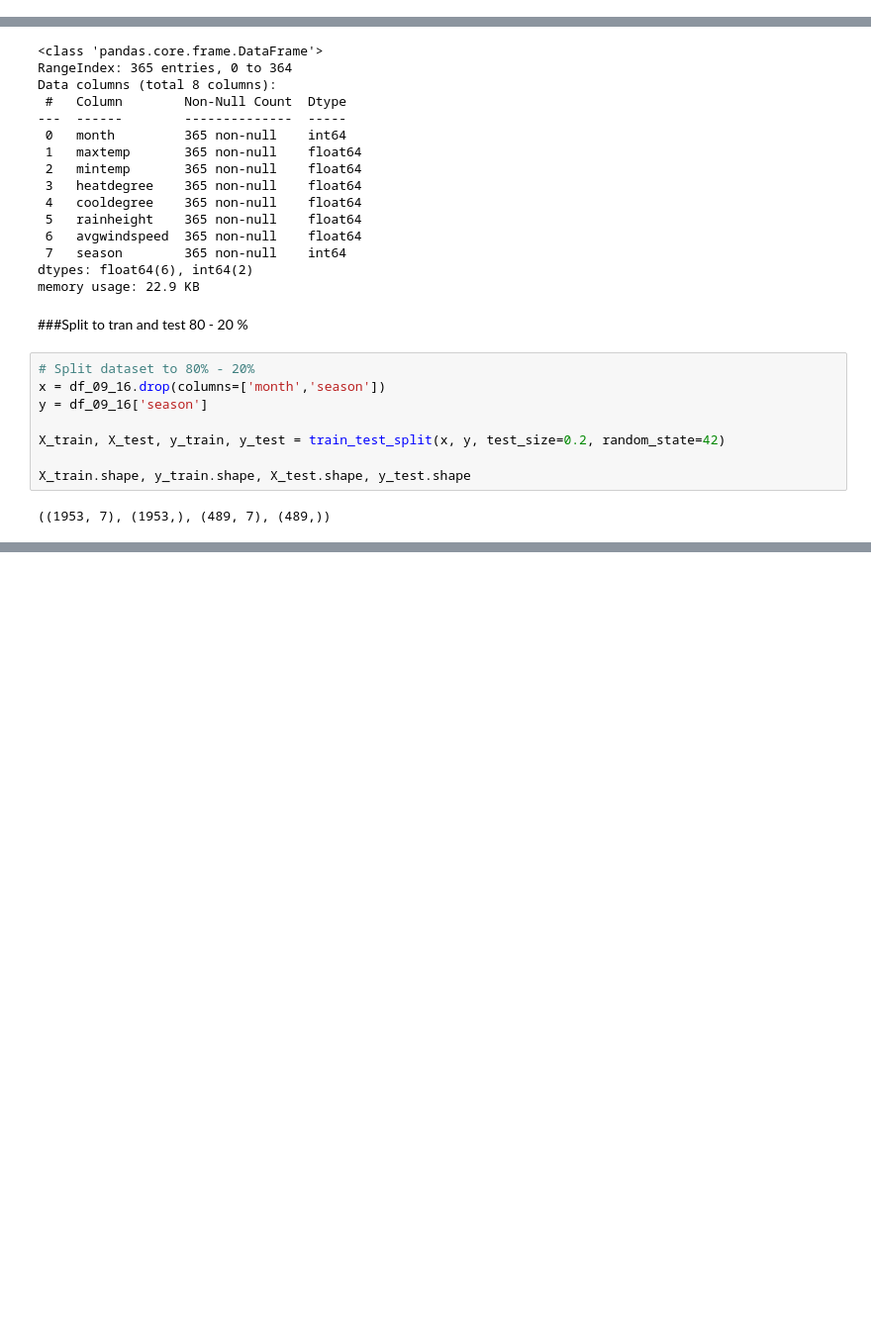
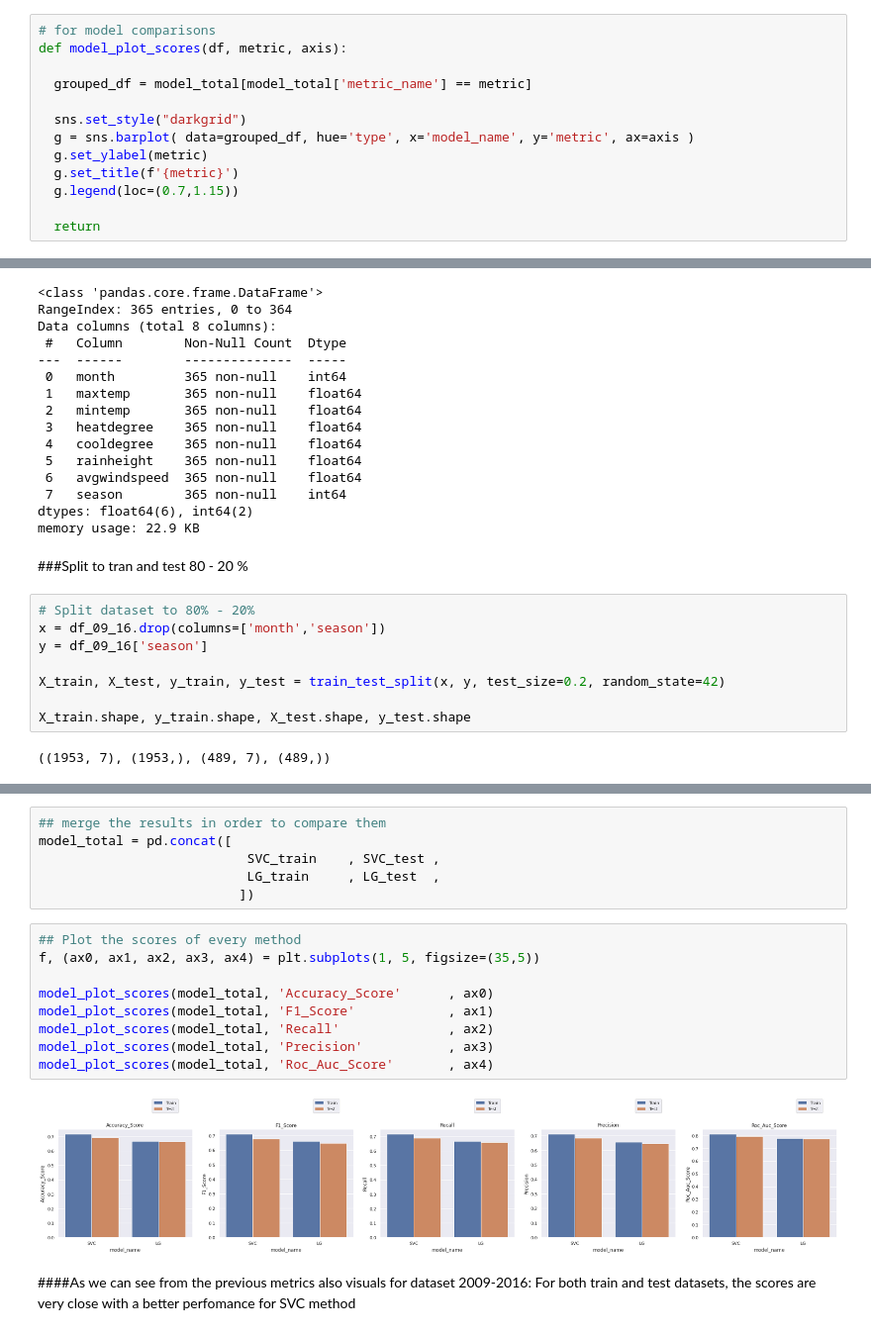
Before and after one commit to spros1/Methods-and-Algorithms_Work_Semester_21-22, a Jupyter notebook: Meteorological_Measurements_AthensCenter.ipynb, the cells around one changed output, grey strips where cells are left out. Shown: that part at 99% size. Cells and saved outputs as stored; diff of their text form; blank space fills up the shorter version.

```diff
--- a/Meteorological_Measurements_AthensCenter.ipynb
+++ b/Meteorological_Measurements_AthensCenter.ipynb
@@ -385,3 +399,16 @@ def model_evaluation_classification (y_true, y_pred, model_name, train_test):
+# %%
+# for model comparisons
+def model_plot_scores(df, metric, axis):
+
+  grouped_df = model_total[model_total['metric_name'] == metric]
+
+  sns.set_style("darkgrid")
+  g = sns.barplot( data=grouped_df, hue='type', x='model_name', y='metric', ax=axis )
+  g.set_ylabel(metric)
+  g.set_title(f'{metric}')
+  g.legend(loc=(0.7,1.15))
+
+  return
 # %% [markdown]
 ### Implementation of models
 # %% [markdown]
@@ -619,0 +677,20 @@ Confusion matrix :
+# %%
+## merge the results in order to compare them
+model_total = pd.concat([
+                           SVC_train    , SVC_test ,
+                           LG_train     , LG_test  ,
+                          ])
+# %%
+## Plot the scores of every method
+f, (ax0, ax1, ax2, ax3, ax4) = plt.subplots(1, 5, figsize=(35,5))
+
+model_plot_scores(model_total, 'Accuracy_Score'      , ax0)
+model_plot_scores(model_total, 'F1_Score'            , ax1)
+model_plot_scores(model_total, 'Recall'              , ax2)
+model_plot_scores(model_total, 'Precision'           , ax3)
+model_plot_scores(model_total, 'Roc_Auc_Score'       , ax4)
+# %% [output]
+[figure, added]
+# %% [markdown]
+####As we can see from the previous metrics also visuals for dataset 2009-2016:
+For both train and test datasets, the scores are very close with a better perfomance for SVC method
```
Also changed, not shown: parts of 11 cells of this notebook.
